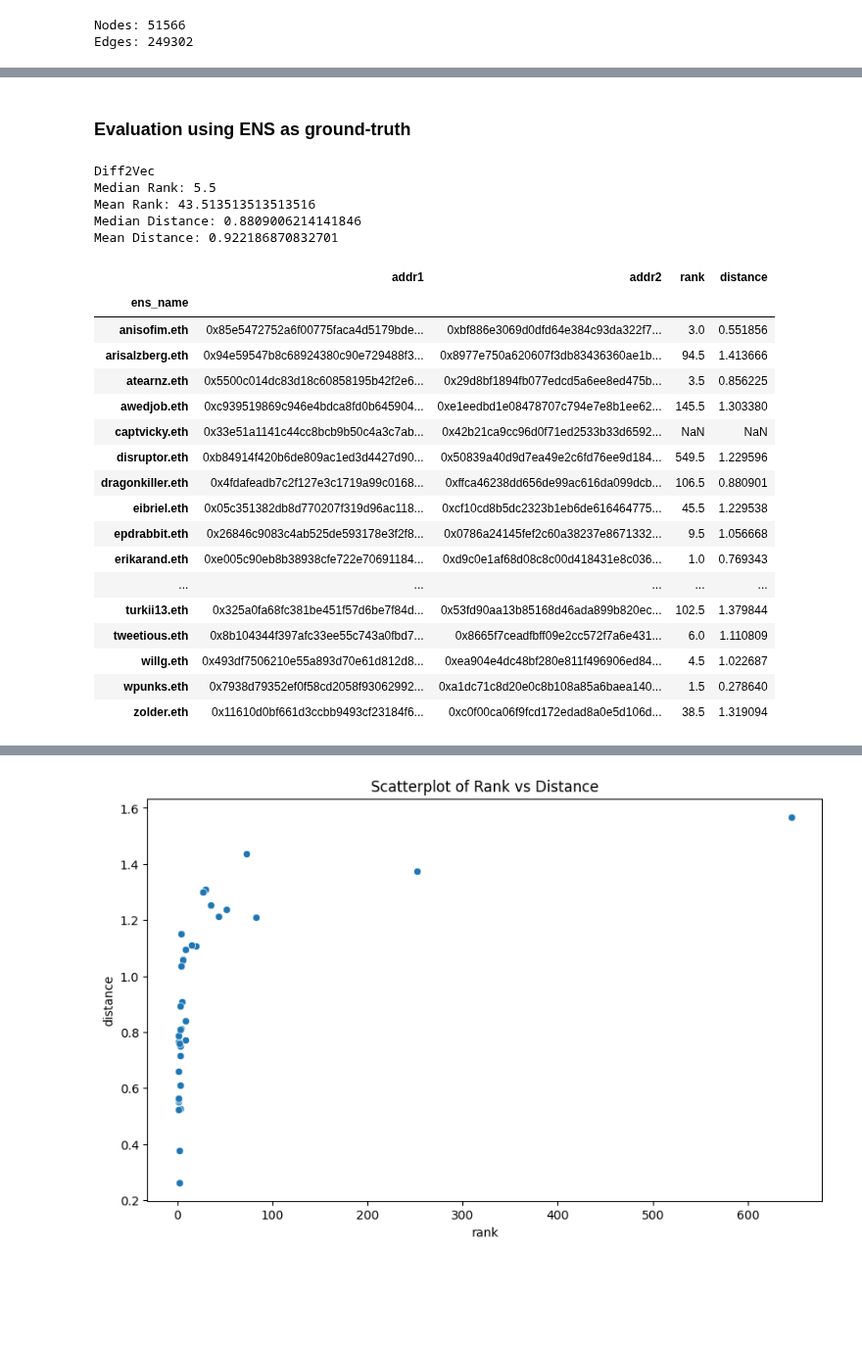
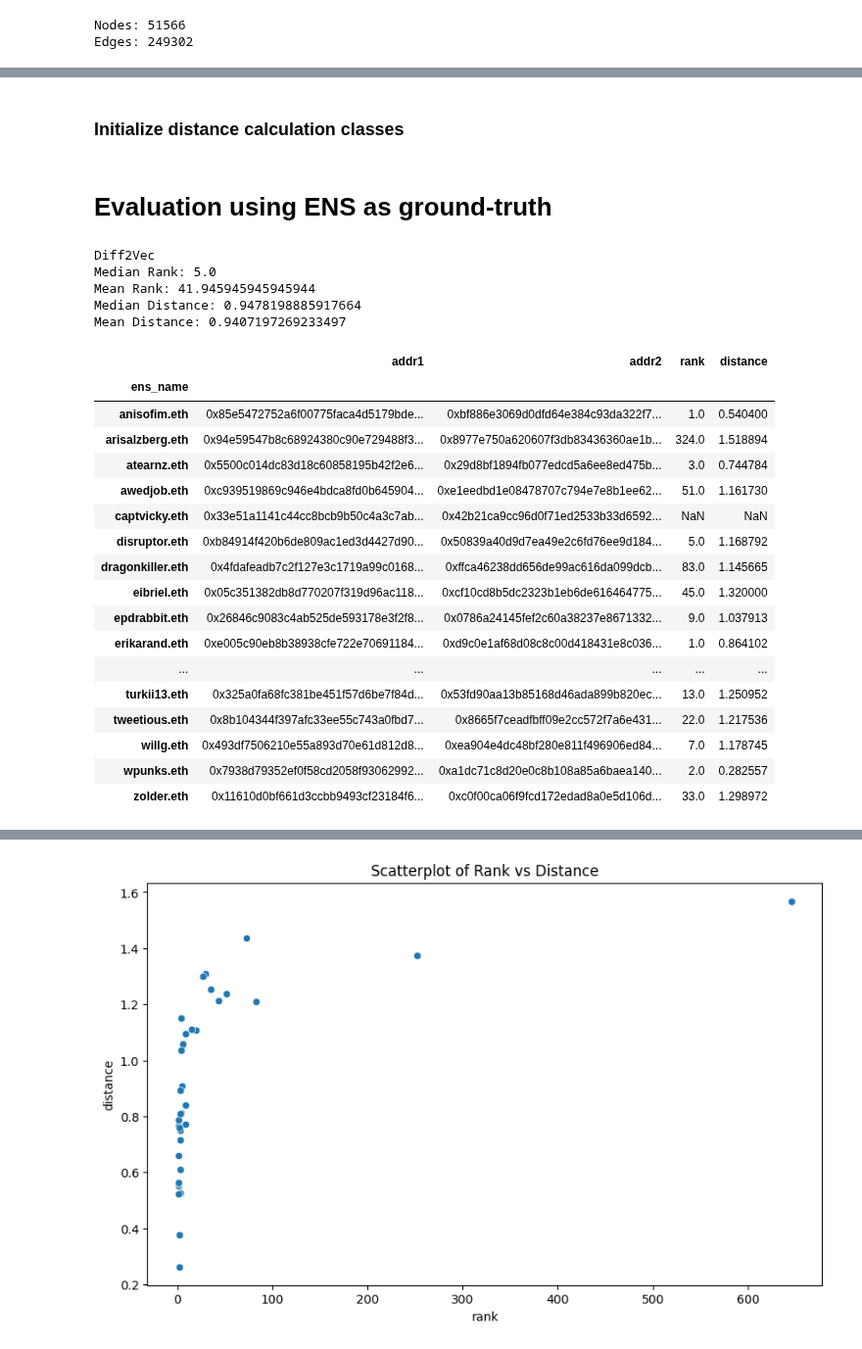
Before and after one commit to dariothuerkauf/address-clustering, a Jupyter notebook: python/node-embedding.ipynb, the cells around one changed output, grey strips where cells are left out. Shown at 98% size. Saved outputs shown, nothing was run; the diff lists cells and outputs as text; code cells hidden in the pictures; blank space fills up the shorter version.

Commit message:
Update node-embedding notebook

```diff
--- a/python/node-embedding.ipynb
+++ b/python/node-embedding.ipynb
@@ -47,3 +44,26 @@ emb_d2v_df.to_csv('../data/embeddings/diff2vec.csv', index=False)
+# %%
+iterations = 5
+
+rank_arr = []
+
+for i in range(iterations):
+    diff2vec = Diff2Vec(diffusion_number=10, diffusion_cover=40, dimensions=128, window_size=5, learning_rate=0.025)
+    embeddings_d2v, emb_d2v_df = fit_model(G_cc, diff2vec, ordered_addresses)
+    faiss_index_d2v = DistCalculation(embeddings_d2v, node_map)
+
+    ranks = []
+    for _, row in ens_pairs.iterrows():
+        rank, _ = faiss_index_d2v.foo(row['addr1'], row['addr2'])
+        ranks.append(rank)
+
+    # Add the ranks to the array
+    rank_arr.append(ranks)
+
+rank_arr = np.array(rank_arr)
+# Convert None values to np.nan
+rank_arr = [[np.nan if val is None else val for val in sublist] for sublist in rank_arr]
+average_rank = np.nanmean(rank_arr, axis=0)
+average_rank
 # %%
 # Role2Vec
 role2vec = Role2Vec(walk_number=10, walk_length=40, dimensions=128, window_size=5, learning_rate=0.025, epochs=5)
@@ -66,36 +77,53 @@ index_deepWalk = DistCalculation(embeddings_deepWalk, node_map)
+# %% [markdown]
+### Initialize distance calculation classes
+# %%
+#Diff2Vec
+emb_d2v_df = pd.read_csv('../data/embeddings/diff2vec.csv', index_col='address')
+embeddings_d2v = emb_d2v_df.values
+faiss_index_d2v = DistCalculation(embeddings_d2v, node_map)
+
+#Role2Vec
+emb_r2v_df = pd.read_csv('../data/embeddings/role2vec.csv', index_col='address')
+embeddings_r2v = emb_r2v_df.values
+faiss_index_r2v = DistCalculation(embeddings_r2v, node_map)
+
+#Deepwalk
+emb_dw_df = pd.read_csv('../data/embeddings/deepWalk.csv', index_col='address')
+embeddings_dw = emb_dw_df.values
+faiss_index_deepWalk = DistCalculation(embeddings_dw, node_map)
 # %% [markdown]
-### Evaluation using ENS as ground-truth
+# Evaluation using ENS as ground-truth
 # %%
 d2v_ens = ens_pairs
-d2v_ens['rank'], d2v_ens['distance'] = zip(*d2v_ens.apply(lambda row: index_d2v.get_rank(row['addr1'], row['addr2']), axis=1))
+d2v_ens['rank'], d2v_ens['distance'] = zip(*d2v_ens.apply(lambda row: faiss_index_d2v.foo(row['addr1'], row['addr2']), axis=1))
 
 print("Diff2Vec")
 print(f"Median Rank: {d2v_ens['rank'].median()}\nMean Rank: {d2v_ens['rank'].mean()}")
 print(f"Median Distance: {d2v_ens['distance'].median()}\nMean Distance: {d2v_ens['distance'].mean()}")
 d2v_ens
 # %% [output]
 Diff2Vec
-Median Rank: 5.5
-Mean Rank: 43.513513513513516
-Median Distance: 0.8809006214141846
-Mean Distance: 0.922186870832701
+Median Rank: 5.0
+Mean Rank: 41.945945945945944
+Median Distance: 0.9478198885917664
+Mean Distance: 0.9407197269233497
 |  | addr1 | addr2 | rank | distance |
 | ens_name |  |  |  |  |
-| anisofim.eth | 0x85e5472752a6f00775faca4d5179bde... | 0xbf886e3069d0dfd64e384c93da322f7... | 3.0 | 0.551856 |
-| arisalzberg.eth | 0x94e59547b8c68924380c90e729488f3... | 0x8977e750a620607f3db83436360ae1b... | 94.5 | 1.413666 |
-| atearnz.eth | 0x5500c014dc83d18c60858195b42f2e6... | 0x29d8bf1894fb077edcd5a6ee8ed475b... | 3.5 | 0.856225 |
-| awedjob.eth | 0xc939519869c946e4bdca8fd0b645904... | 0xe1eedbd1e08478707c794e7e8b1ee62... | 145.5 | 1.303380 |
+| anisofim.eth | 0x85e5472752a6f00775faca4d5179bde... | 0xbf886e3069d0dfd64e384c93da322f7... | 1.0 | 0.540400 |
+| arisalzberg.eth | 0x94e59547b8c68924380c90e729488f3... | 0x8977e750a620607f3db83436360ae1b... | 324.0 | 1.518894 |
+| atearnz.eth | 0x5500c014dc83d18c60858195b42f2e6... | 0x29d8bf1894fb077edcd5a6ee8ed475b... | 3.0 | 0.744784 |
+| awedjob.eth | 0xc939519869c946e4bdca8fd0b645904... | 0xe1eedbd1e08478707c794e7e8b1ee62... | 51.0 | 1.161730 |
 | captvicky.eth | 0x33e51a1141c44cc8bcb9b50c4a3c7ab... | 0x42b21ca9cc96d0f71ed2533b33d6592... | NaN | NaN |
-| disruptor.eth | 0xb84914f420b6de809ac1ed3d4427d90... | 0x50839a40d9d7ea49e2c6fd76ee9d184... | 549.5 | 1.229596 |
-| dragonkiller.eth | 0x4fdafeadb7c2f127e3c1719a99c0168... | 0xffca46238dd656de99ac616da099dcb... | 106.5 | 0.880901 |
-| eibriel.eth | 0x05c351382db8d770207f319d96ac118... | 0xcf10cd8b5dc2323b1eb6de616464775... | 45.5 | 1.229538 |
-| epdrabbit.eth | 0x26846c9083c4ab525de593178e3f2f8... | 0x0786a24145fef2c60a38237e8671332... | 9.5 | 1.056668 |
-| erikarand.eth | 0xe005c90eb8b38938cfe722e70691184... | 0xd9c0e1af68d08c8c00d418431e8c036... | 1.0 | 0.769343 |
+| disruptor.eth | 0xb84914f420b6de809ac1ed3d4427d90... | 0x50839a40d9d7ea49e2c6fd76ee9d184... | 5.0 | 1.168792 |
+| dragonkiller.eth | 0x4fdafeadb7c2f127e3c1719a99c0168... | 0xffca46238dd656de99ac616da099dcb... | 83.0 | 1.145665 |
+| eibriel.eth | 0x05c351382db8d770207f319d96ac118... | 0xcf10cd8b5dc2323b1eb6de616464775... | 45.0 | 1.320000 |
+| epdrabbit.eth | 0x26846c9083c4ab525de593178e3f2f8... | 0x0786a24145fef2c60a38237e8671332... | 9.0 | 1.037913 |
+| erikarand.eth | 0xe005c90eb8b38938cfe722e70691184... | 0xd9c0e1af68d08c8c00d418431e8c036... | 1.0 | 0.864102 |
 | ... | ... | ... | ... | ... |
-| turkii13.eth | 0x325a0fa68fc381be451f57d6be7f84d... | 0x53fd90aa13b85168d46ada899b820ec... | 102.5 | 1.379844 |
-| tweetious.eth | 0x8b104344f397afc33ee55c743a0fbd7... | 0x8665f7ceadfbff09e2cc572f7a6e431... | 6.0 | 1.110809 |
-| willg.eth | 0x493df7506210e55a893d70e61d812d8... | 0xea904e4dc48bf280e811f496906ed84... | 4.5 | 1.022687 |
-| wpunks.eth | 0x7938d79352ef0f58cd2058f93062992... | 0xa1dc71c8d20e0c8b108a85a6baea140... | 1.5 | 0.278640 |
-| zolder.eth | 0x11610d0bf661d3ccbb9493cf23184f6... | 0xc0f00ca06f9fcd172edad8a0e5d106d... | 38.5 | 1.319094 |
+| turkii13.eth | 0x325a0fa68fc381be451f57d6be7f84d... | 0x53fd90aa13b85168d46ada899b820ec... | 13.0 | 1.250952 |
+| tweetious.eth | 0x8b104344f397afc33ee55c743a0fbd7... | 0x8665f7ceadfbff09e2cc572f7a6e431... | 22.0 | 1.217536 |
+| willg.eth | 0x493df7506210e55a893d70e61d812d8... | 0xea904e4dc48bf280e811f496906ed84... | 7.0 | 1.178745 |
+| wpunks.eth | 0x7938d79352ef0f58cd2058f93062992... | 0xa1dc71c8d20e0c8b108a85a6baea140... | 2.0 | 0.282557 |
+| zolder.eth | 0x11610d0bf661d3ccbb9493cf23184f6... | 0xc0f00ca06f9fcd172edad8a0e5d106d... | 33.0 | 1.298972 |
 # %%
 r2v_ens = ens_pairs
```
Also changed, not shown: parts of 18 cells of this notebook.
